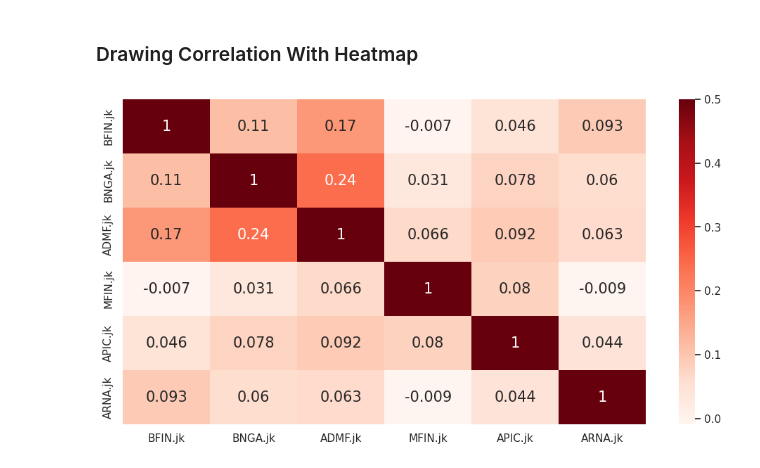
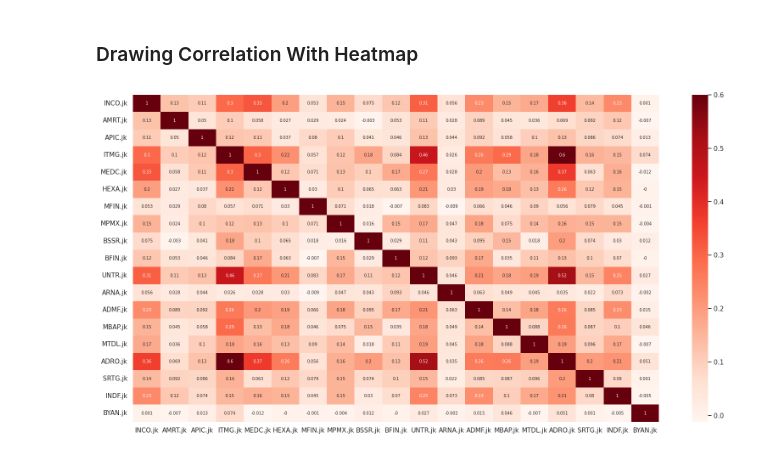
Before and after one commit to teguharia172/morgan, a Jupyter notebook: course/risk_covariance_correlation/calculating_correlation.ipynb, the cells around one changed output. Drawn from its saved outputs; the diff is of its cells as text; code cells hidden in the pictures.

```diff
--- a/course/risk_covariance_correlation/calculating_correlation.ipynb
+++ b/course/risk_covariance_correlation/calculating_correlation.ipynb
@@ -12,7 +12,7 @@ yfinance.pdr_override()
 # %% [markdown]
 ## Importing Data & Getting it's Daily Return
 # %%
-tickers = ['BFIN.jk', 'BNGA.jk', 'ADMF.jk', 'MFIN.jk', 'APIC.jk', 'ARNA.jk']
+tickers = ['INCO.jk', 'AMRT.jk', 'APIC.jk', 'ITMG.jk', 'MEDC.jk', 'HEXA.jk', 'MFIN.jk', 'MPMX.jk', 'BSSR.jk', 'BFIN.jk', 'UNTR.jk', 'ARNA.jk', 'UNTR.jk','ADMF.jk','MBAP.jk','MTDL.jk','ADRO.jk','SRTG.jk','INDF.jk', 'BYAN.jk']
 financial_institution = pd.DataFrame()
 for ticker in tickers :
     financial_institution[ticker] = wb.get_data_yahoo(ticker, start = '2017-01-01', end = '2023-04-01')['Adj Close']
@@ -58,9 +82,9 @@ daily_return.corr()
 # %% [markdown]
 ### Drawing Correlation With Heatmap
 # %%
-plt.figure(figsize = (12,6))
+plt.figure(figsize = (20,10))
 sns.set(font_scale = 1)
-sns.heatmap(round(daily_return.corr(),3), cmap = 'Reds', annot = True, vmax = 0.5, annot_kws = {'size' : 15})
+sns.heatmap(round(daily_return.corr(),3), cmap = 'Reds', annot = True, vmax = 0.6, annot_kws = {'size' : 7})
 plt.show()
 # %% [output]
-[figure, old version]
+[figure, new version]
```
Also changed, not shown: parts of 3 cells of this notebook.
